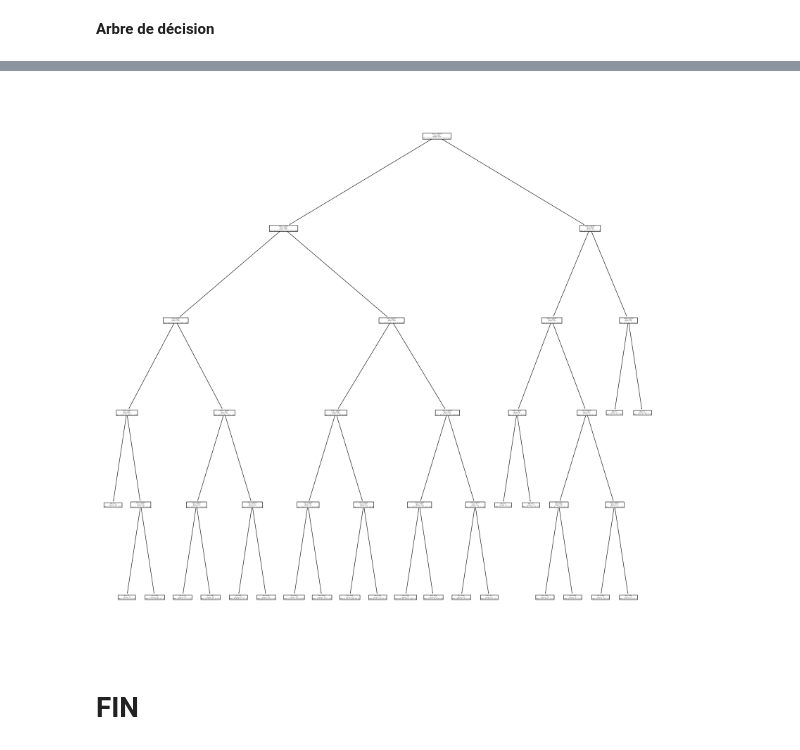
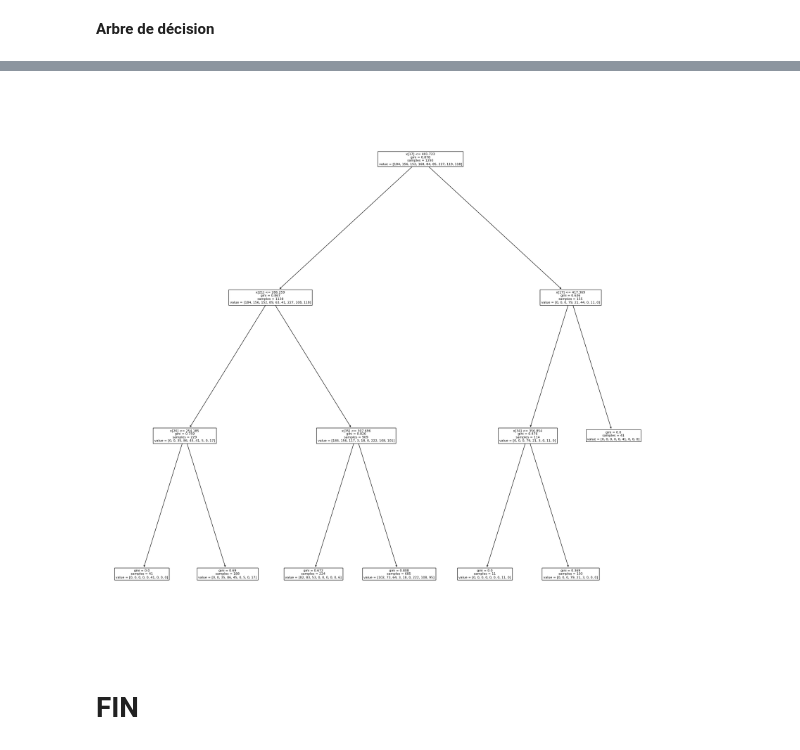
Before and after one commit to qijiaqi/TennisAction, a Jupyter notebook: TennisAction.ipynb, the cells around one changed output, grey strips where cells are left out. Cells and saved outputs as stored; diff of their text form; code cells hidden in the pictures.

```diff
--- a/TennisAction.ipynb
+++ b/TennisAction.ipynb
@@ -474,7 +386,7 @@ plt.show()
 
 import pandas as pd
 
-df = pd.read_csv("F:/Tennis/trajectoire/pos.csv")
+df = pd.read_csv("F:/Tennis/prediction/pos.csv")
 print(df.info)
 df.head()
 # %% [output]
@@ -657,12 +569,14 @@ print(ad_clf.score(X_test, y_test))
 # %%
 # visualisation de l'arbre
 
 from sklearn import tree
 import matplotlib.pyplot as plt
 
+ad_clf_test = tree.DecisionTreeClassifier(max_depth=3)
+ad_clf_test = ad_clf_test.fit(X_test, y_test)
 plt.figure(figsize=(25,25))
-tree.plot_tree(ad_clf);
+tree.plot_tree(ad_clf_test);
 # %% [output]
-[figure, old version]
+[figure, new version]
 # %% [markdown]
 # FIN
```
Also changed, not shown: parts of 24 cells of this notebook.
